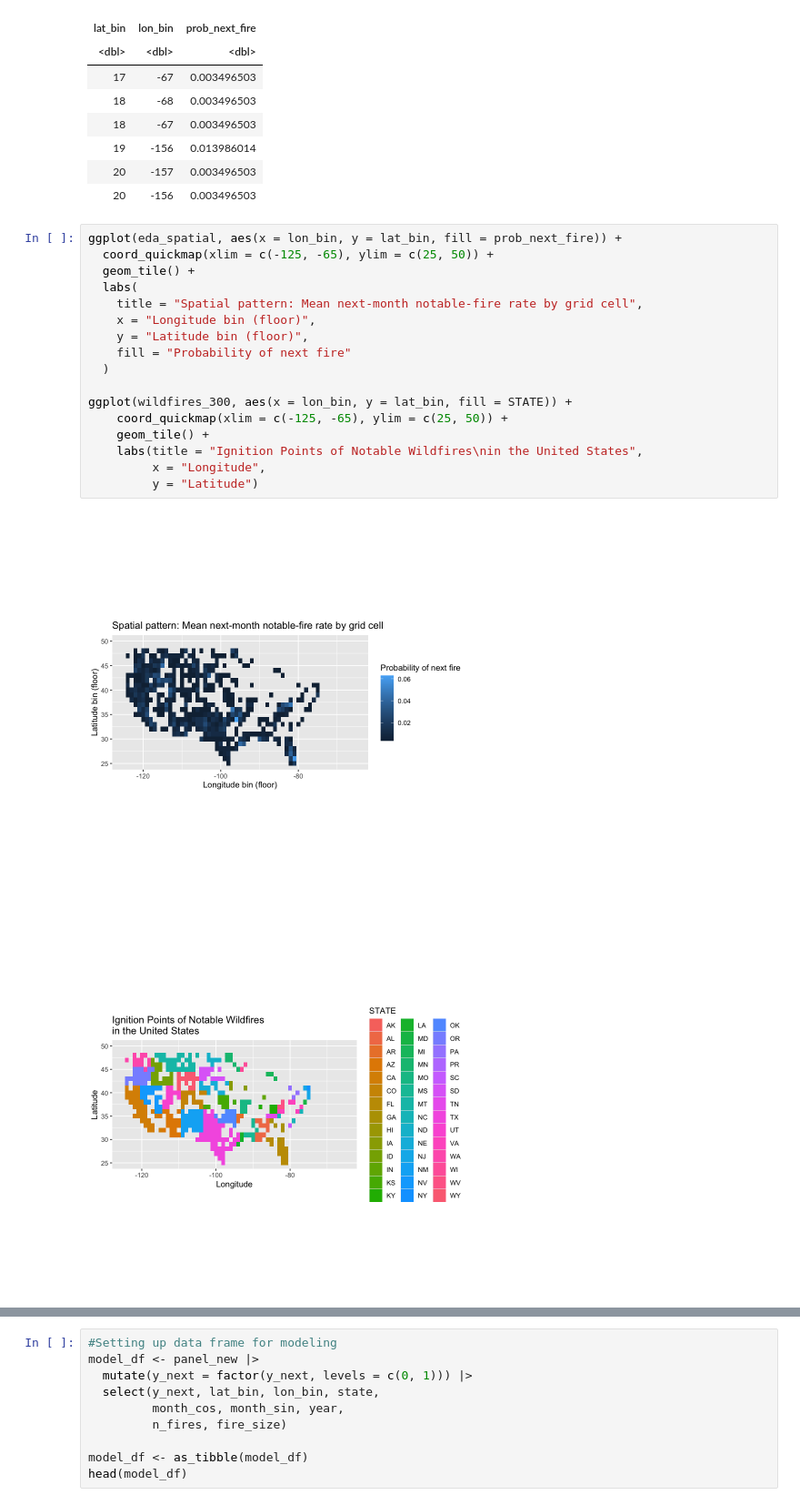
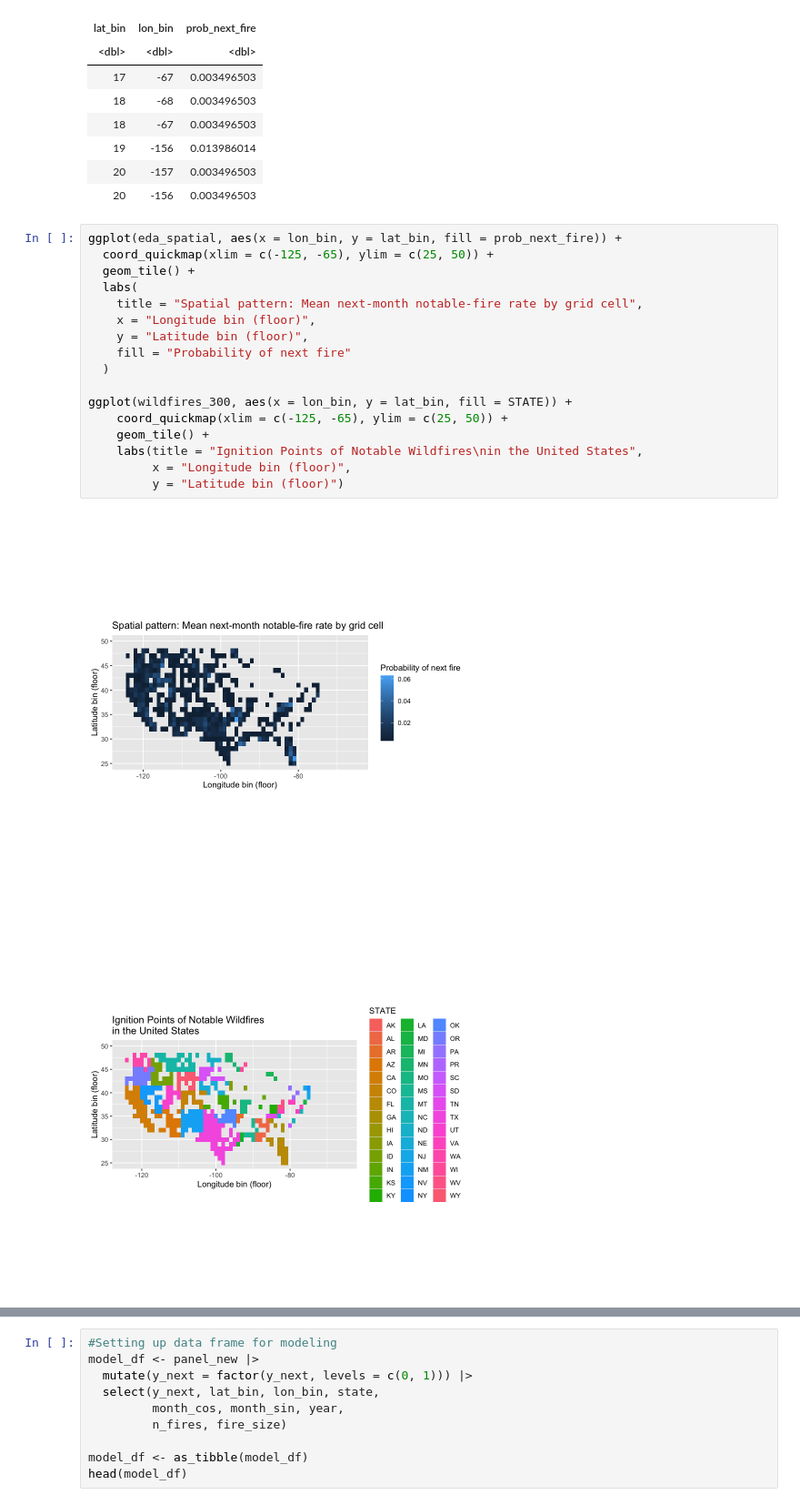
Before and after one commit to trinhhoangtrangthy-cpu/STA141AW26_Final_Project, a Jupyter notebook: Final_report_description.ipynb, the cells around one changed output, grey strips where cells are left out. Shown at 91% size. Drawn from its saved outputs; the diff is of its cells as text.

```diff
--- a/Final_report_description.ipynb
+++ b/Final_report_description.ipynb
@@ -338,20 +357,20 @@ A tibble: 6 × 3
 # %%
 ggplot(eda_spatial, aes(x = lon_bin, y = lat_bin, fill = prob_next_fire)) +
   coord_quickmap(xlim = c(-125, -65), ylim = c(25, 50)) +
   geom_tile() +
   labs(
     title = "Spatial pattern: Mean next-month notable-fire rate by grid cell",
     x = "Longitude bin (floor)",
     y = "Latitude bin (floor)",
     fill = "Probability of next fire"
   )
 
 ggplot(wildfires_300, aes(x = lon_bin, y = lat_bin, fill = STATE)) +
     coord_quickmap(xlim = c(-125, -65), ylim = c(25, 50)) +
     geom_tile() +
     labs(title = "Ignition Points of Notable Wildfires\nin the United States",
-         x = "Longitude",
-         y = "Latitude")
+         x = "Longitude bin (floor)",
+         y = "Latitude bin (floor)")
 # %% [output]
 [figure]
-[figure, old version]
+[figure, new version]
```
Also changed, not shown: parts of 41 cells of this notebook.
